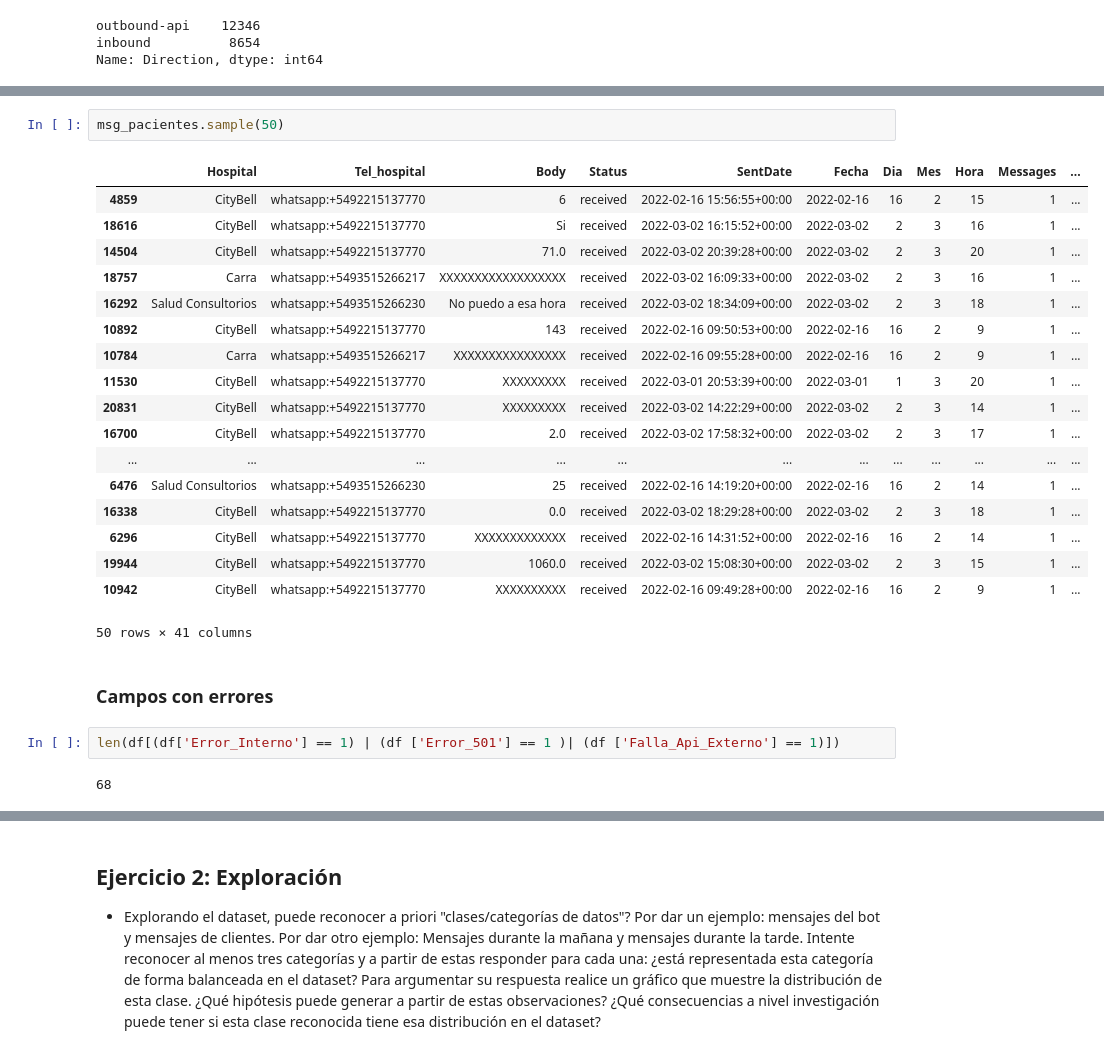
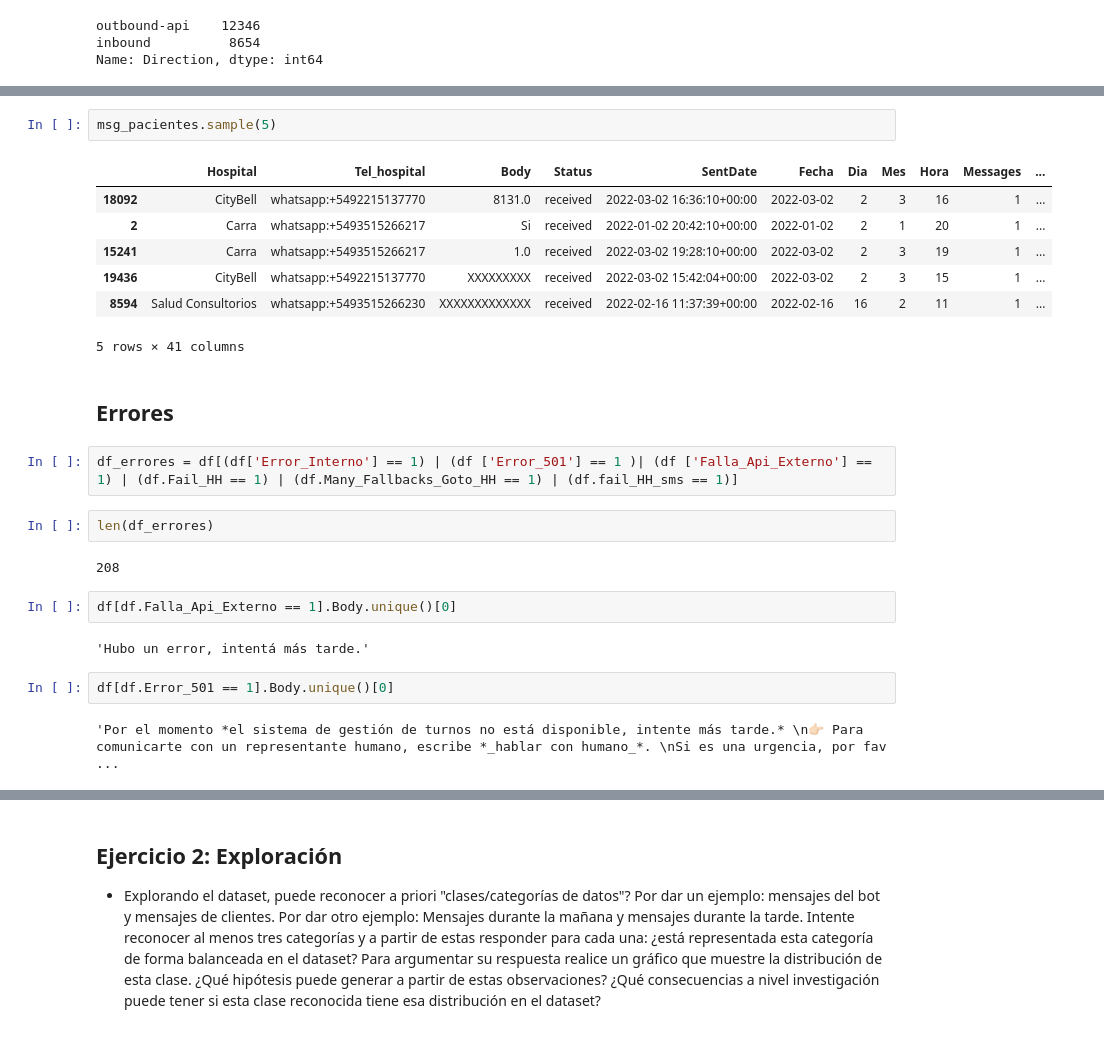
Before and after one commit to Tommmster/mentoria-diplodatos-chatbot, a Jupyter notebook: practico_1_AyV.ipynb, the cells around one changed output, grey strips where cells are left out. Cells and saved outputs as stored; diff of their text form.

```diff
--- a/practico_1_AyV.ipynb
+++ b/practico_1_AyV.ipynb
@@ -303,27 +285,26 @@ len(msg_bot) / len(msg_pacientes)
 # %%
-msg_pacientes.sample(50)
+msg_pacientes.sample(5)
 # %% [output]
 |  | Hospital | Tel_hospital | Body | Status | SentDate | Fecha | Dia | Mes | Hora | Messages | ... |
-| 4859 | CityBell | whatsapp:+5492215137770 | 6 | received | 2022-02-16 15:56:55+00:00 | 2022-02-16 | 16 | 2 | 15 | 1 | ... |
-| 18616 | CityBell | whatsapp:+5492215137770 | Si | received | 2022-03-02 16:15:52+00:00 | 2022-03-02 | 2 | 3 | 16 | 1 | ... |
-| 14504 | CityBell | whatsapp:+5492215137770 | 71.0 | received | 2022-03-02 20:39:28+00:00 | 2022-03-02 | 2 | 3 | 20 | 1 | ... |
-| 18757 | Carra | whatsapp:+5493515266217 | XXXXXXXXXXXXXXXXXX | received | 2022-03-02 16:09:33+00:00 | 2022-03-02 | 2 | 3 | 16 | 1 | ... |
-| 16292 | Salud Consultorios | whatsapp:+5493515266230 | No puedo a esa hora | received | 2022-03-02 18:34:09+00:00 | 2022-03-02 | 2 | 3 | 18 | 1 | ... |
-| 10892 | CityBell | whatsapp:+5492215137770 | 143 | received | 2022-02-16 09:50:53+00:00 | 2022-02-16 | 16 | 2 | 9 | 1 | ... |
-| 10784 | Carra | whatsapp:+5493515266217 | XXXXXXXXXXXXXXXX | received | 2022-02-16 09:55:28+00:00 | 2022-02-16 | 16 | 2 | 9 | 1 | ... |
-| 11530 | CityBell | whatsapp:+5492215137770 | XXXXXXXXX | received | 2022-03-01 20:53:39+00:00 | 2022-03-01 | 1 | 3 | 20 | 1 | ... |
-| 20831 | CityBell | whatsapp:+5492215137770 | XXXXXXXXX | received | 2022-03-02 14:22:29+00:00 | 2022-03-02 | 2 | 3 | 14 | 1 | ... |
-| 16700 | CityBell | whatsapp:+5492215137770 | 2.0 | received | 2022-03-02 17:58:32+00:00 | 2022-03-02 | 2 | 3 | 17 | 1 | ... |
-| ... | ... | ... | ... | ... | ... | ... | ... | ... | ... | ... | ... |
-| 6476 | Salud Consultorios | whatsapp:+5493515266230 | 25 | received | 2022-02-16 14:19:20+00:00 | 2022-02-16 | 16 | 2 | 14 | 1 | ... |
-| 16338 | CityBell | whatsapp:+5492215137770 | 0.0 | received | 2022-03-02 18:29:28+00:00 | 2022-03-02 | 2 | 3 | 18 | 1 | ... |
-| 6296 | CityBell | whatsapp:+5492215137770 | XXXXXXXXXXXXX | received | 2022-02-16 14:31:52+00:00 | 2022-02-16 | 16 | 2 | 14 | 1 | ... |
-| 19944 | CityBell | whatsapp:+5492215137770 | 1060.0 | received | 2022-03-02 15:08:30+00:00 | 2022-03-02 | 2 | 3 | 15 | 1 | ... |
-| 10942 | CityBell | whatsapp:+5492215137770 | XXXXXXXXXX | received | 2022-02-16 09:49:28+00:00 | 2022-02-16 | 16 | 2 | 9 | 1 | ... |
+| 18092 | CityBell | whatsapp:+5492215137770 | 8131.0 | received | 2022-03-02 16:36:10+00:00 | 2022-03-02 | 2 | 3 | 16 | 1 | ... |
+| 2 | Carra | whatsapp:+5493515266217 | Si | received | 2022-01-02 20:42:10+00:00 | 2022-01-02 | 2 | 1 | 20 | 1 | ... |
+| 15241 | Carra | whatsapp:+5493515266217 | 1.0 | received | 2022-03-02 19:28:10+00:00 | 2022-03-02 | 2 | 3 | 19 | 1 | ... |
+| 19436 | CityBell | whatsapp:+5492215137770 | XXXXXXXXX | received | 2022-03-02 15:42:04+00:00 | 2022-03-02 | 2 | 3 | 15 | 1 | ... |
+| 8594 | Salud Consultorios | whatsapp:+5493515266230 | XXXXXXXXXXXXX | received | 2022-02-16 11:37:39+00:00 | 2022-02-16 | 16 | 2 | 11 | 1 | ... |
-50 rows × 41 columns
+5 rows × 41 columns
 # %% [markdown]
-### Campos con errores
+## Errores
+# %%
+df_errores = df[(df['Error_Interno'] == 1) | (df ['Error_501'] == 1 )| (df ['Falla_Api_Externo'] == 1) | (df.Fail_HH == 1) | (df.Many_Fallbacks_Goto_HH == 1) | (df.fail_HH_sms == 1)]
 # %%
-len(df[(df['Error_Interno'] == 1) | (df ['Error_501'] == 1 )| (df ['Falla_Api_Externo'] == 1)])
+len(df_errores)
 # %% [output]
-68
+208
+# %%
+df[df.Falla_Api_Externo == 1].Body.unique()[0]
+# %% [output]
+'Hubo un error, intentá más tarde.'
+# %%
+df[df.Error_501 == 1].Body.unique()[0]
+# %% [output]
+'Por el momento *el sistema de gestión de turnos no está disponible, intente más tarde.* \n👉🏻 Para comunicarte con un representante humano, escribe *_hablar con humano_*. \nSi es una urgencia, por fav ...
```
Also changed, not shown: parts of 37 cells of this notebook.
